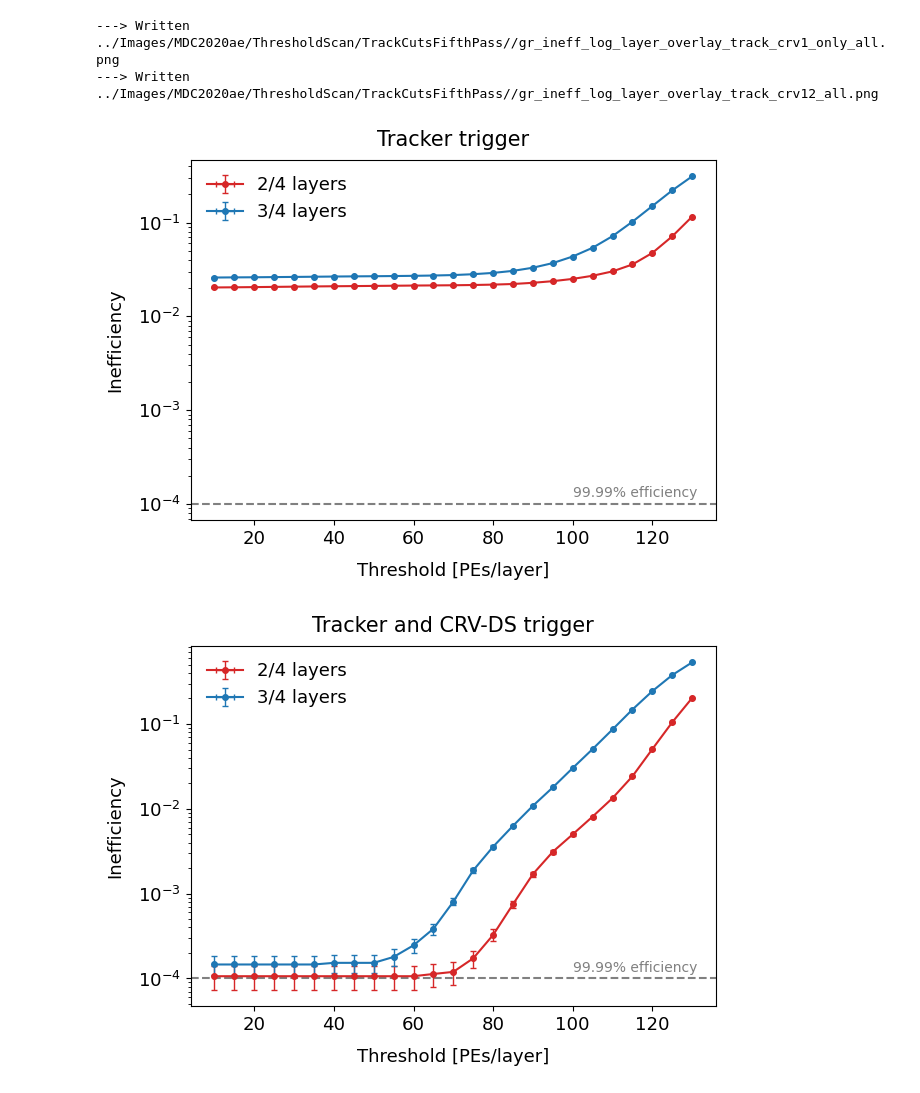
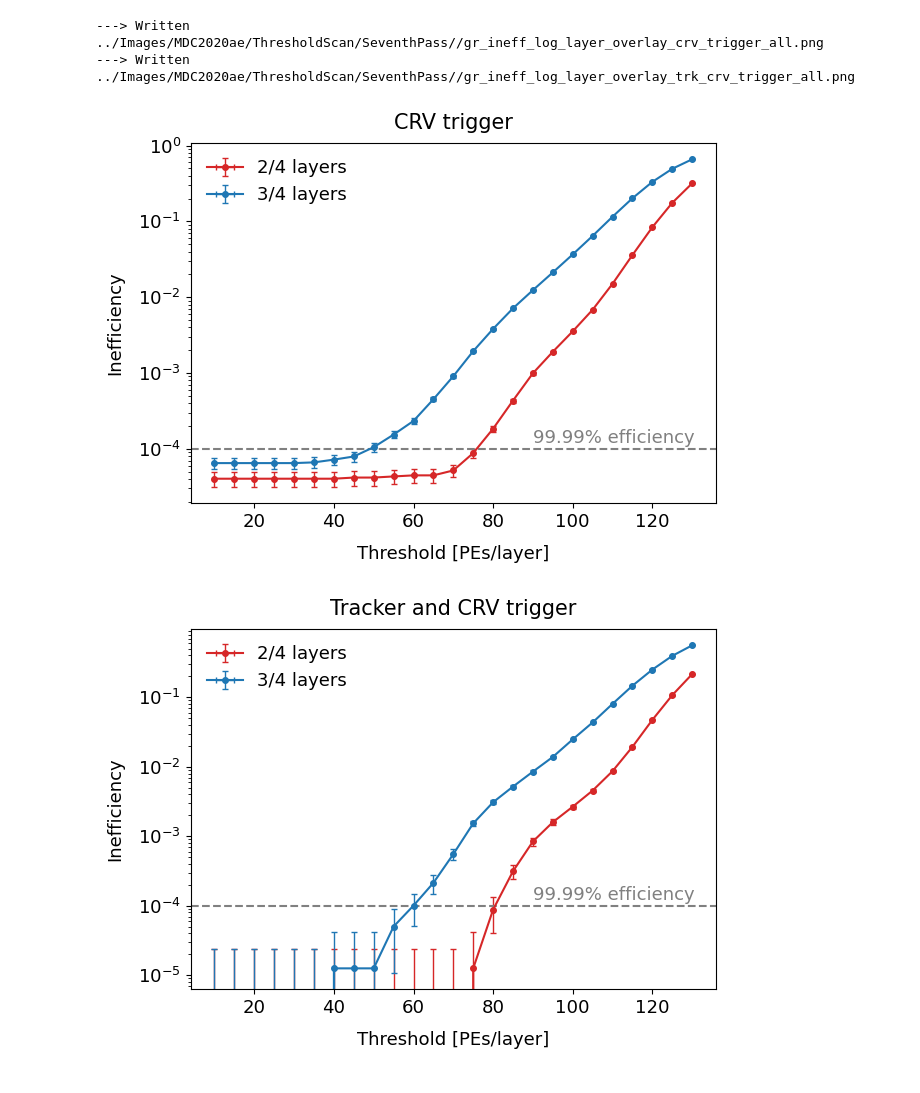
Before and after one commit to sam-grant/CRVSim, a Jupyter notebook: Analyses/Jupyter/PlotModuleEfficiency.ipynb, the cells around one changed output. Cells and saved outputs as stored; diff of their text form; code cells hidden in the pictures.

```diff
--- a/Analyses/Jupyter/PlotModuleEfficiency.ipynb
+++ b/Analyses/Jupyter/PlotModuleEfficiency.ipynb
@@ -191,10 +256,10 @@ def PlotGraph(data_, title=None, xlabel=None, ylabel=None, xmin=0, xmax=-1, ymin
 
     return
 # %%
-def PlotGraphOverlay(graphs_, title=None, xlabel=None, ylabel=None, xmin=0, xmax=-1, ymin=0, ymax=-1, labels_=[], fout="scatter.png", effLine=False, log=False, includeBlack=False, NDPI=300):
+def PlotGraphOverlay(graphs_, title=None, xlabel=None, ylabel=None, xmin=0, xmax=-1, ymin=0, ymax=-1, labels_=[], fout="scatter.png", effLine=False, log=False, largePlot=False, includeBlack=False, NDPI=300):
 
     # Create figure and axes
-    fig, ax = plt.subplots()
+    fig, ax = plt.subplots(figsize=(9, 6) if largePlot else None)
 
     # Iterate over each pair of xy lists
     for i, (label, data_) in enumerate(graphs_.items()):
@@ -224,10 +289,11 @@ def PlotGraphOverlay(graphs_, title=None, xlabel=None, ylabel=None, xmin=0, xmax
 
     # Add a line at 99.99% efficiency
     if effLine:
-        ax.text(100, 1.2e-4, "99.99% efficiency", color="gray") #, transform=ax.transAxes, ha='right')
+        ax.text(90, 1.2e-4, "99.99% efficiency", color="gray", fontsize=13) #, transform=ax.transAxes, ha='right')
         ax.axhline(y=1e-4, color='gray', linestyle='--')
 
     ax.legend(loc="best", frameon=False, fontsize=13) # , markerscale=5)
+    # plt.legend(loc='center left', frameon=False, bbox_to_anchor=(1, 0.5))
 
     fig.tight_layout()
     fig.show()
@@ -238,6 +304,5 @@ def PlotGraphOverlay(graphs_, title=None, xlabel=None, ylabel=None, xmin=0, xmax
 
     # Clear memory
     # plt.close()
-    # plt.clr()
 
     return
@@ -244,18 +360,8 @@ def PlotGraphOverlay(graphs_, title=None, xlabel=None, ylabel=None, xmin=0, xmax
 # %%
 # Produce graph objects of inefficiency, failures, successes
-def GetScan(PEs_, layer=3, particle="all", cut="no_track_cuts", dataset="MDC2020ae", inDir=f"../Txt/{dataset}/concatenated/results"):
+def GetScan(PEs_, layer=3, particle="all", cut="no_track_cuts", dataset="MDC2020ae", inDir=f"../Txt/{dataset}/Summer24/SeventhPass/concatenated/results"):
 
     if False: print(f"---> Getting scan data for {layer}/4 layers, {particle}, {cut}, {dataset}.")
-
-    # inDir=f"../Txt/{dataset}/AugustCRVMeeting/FourthPass/concatenated/results"
-
-
-    # # Template
-    # gr_ = { "x" : list(PEs_)
-    #        , "xerr" : [0] * len(PEs_)
-    #        , "y" : [0] * len(PEs_)
-    #        , "yerr" : [0] * len(PEs_)
-    #       }
 
     ineff_ = { "x" : list(PEs_)
               , "xerr" : [0] * len(PEs_)
@@ -291,44 +397,41 @@ def GetScan(PEs_, layer=3, particle="all", cut="no_track_cuts", dataset="MDC2020
 
     if False: print("Done!")
 
-    # print(len(nsucc_["x"]), len(nsucc_["y"]))
-
     return {"ineff" : ineff_, "nfail" : nfail_, "nsucc" : nsucc_}
 # %%
 # Setup parameters
 partial = False
 dataset = "MDC2020ae"
 PEs_ = np.arange(10, 135, 5)
-if partial:
-    PEs_ = np.arange(10, 125, 5)
 # %%
-outDir=f"../Images/{dataset}/ThresholdScan/TrackCutsFifthPass/"
+inDir=f"../Txt/{dataset}/Summer24/SeventhPass/concatenated/results"
+outDir=f"../Images/{dataset}/ThresholdScan/SeventhPass/"
 
 particle = "all"
-cut = "track_crv1_only"
+cut = "crv_trigger"
 
 # PlotGraph( GetScan(PEs_, 3, "all", cut)["ineff"]
 #           , title="No track cuts", xlabel="Threshold [PEs/layer]", ylabel=f"Inefficiency", fout=f"{outDir}/gr_ineff_log_layer_{cut}_{particle}.png"
 #           , log=False, effLine=False)
 
-PlotGraphOverlay( {"2/4 layers" : GetScan(PEs_, 2, "all", cut)["ineff"],
-                   "3/4 layers" : GetScan(PEs_, 3, "all", cut)["ineff"] }
-                 , title="Tracker trigger", xlabel="Threshold [PEs/layer]", ylabel=f"Inefficiency", fout=f"{outDir}/gr_ineff_log_layer_overlay_{cut}_{particle}.png"
+PlotGraphOverlay( {"2/4 layers" : GetScan(PEs_, 2, "all", cut, inDir)["ineff"],
+                   "3/4 layers" : GetScan(PEs_, 3, "all", cut, inDir)["ineff"] }
+                 , title="CRV trigger", xlabel="Threshold [PEs/layer]", ylabel=f"Inefficiency", fout=f"{outDir}/gr_ineff_log_layer_overlay_{cut}_{particle}.png"
                  , log=True, effLine=True)
 
 particle = "all"
-cut = "track_crv12"
+cut = "trk_crv_trigger"
 
 # PlotGraph( GetScan(PEs_, 3, "all", cut)["ineff"]
 #           , title="No track cuts", xlabel="Threshold [PEs/layer]", ylabel=f"Inefficiency", fout=f"{outDir}/gr_ineff_log_layer_{cut}_{particle}.png"
 #           , log=False, effLine=False)
 
-PlotGraphOverlay( {"2/4 layers" : GetScan(PEs_, 2, "all", cut)["ineff"],
-                   "3/4 layers" : GetScan(PEs_, 3, "all", cut)["ineff"] }
-                 , title="Tracker and CRV-DS trigger", xlabel="Threshold [PEs/layer]", ylabel=f"Inefficiency", fout=f"{outDir}/gr_ineff_log_layer_overlay_{cut}_{particle}.png"
+PlotGraphOverlay( {"2/4 layers" : GetScan(PEs_, 2, "all", cut, inDir)["ineff"],
+                   "3/4 layers" : GetScan(PEs_, 3, "all", cut, inDir)["ineff"] }
+                 , title="Tracker and CRV trigger", xlabel="Threshold [PEs/layer]", ylabel=f"Inefficiency", fout=f"{outDir}/gr_ineff_log_layer_overlay_{cut}_{particle}.png"
                  , log=True, effLine=True)
 # %% [output]
----> Written ../Images/MDC2020ae/ThresholdScan/TrackCutsFifthPass//gr_ineff_log_layer_overlay_track_crv1_only_all.png
----> Written ../Images/MDC2020ae/ThresholdScan/TrackCutsFifthPass//gr_ineff_log_layer_overlay_track_crv12_all.png
+---> Written ../Images/MDC2020ae/ThresholdScan/SeventhPass//gr_ineff_log_layer_overlay_crv_trigger_all.png
+---> Written ../Images/MDC2020ae/ThresholdScan/SeventhPass//gr_ineff_log_layer_overlay_trk_crv_trigger_all.png
-[figure, old version]
+[figure, new version]
-[figure, old version]
+[figure, new version]
```
Also changed, not shown: parts of 10 cells of this notebook, 9 other files.
